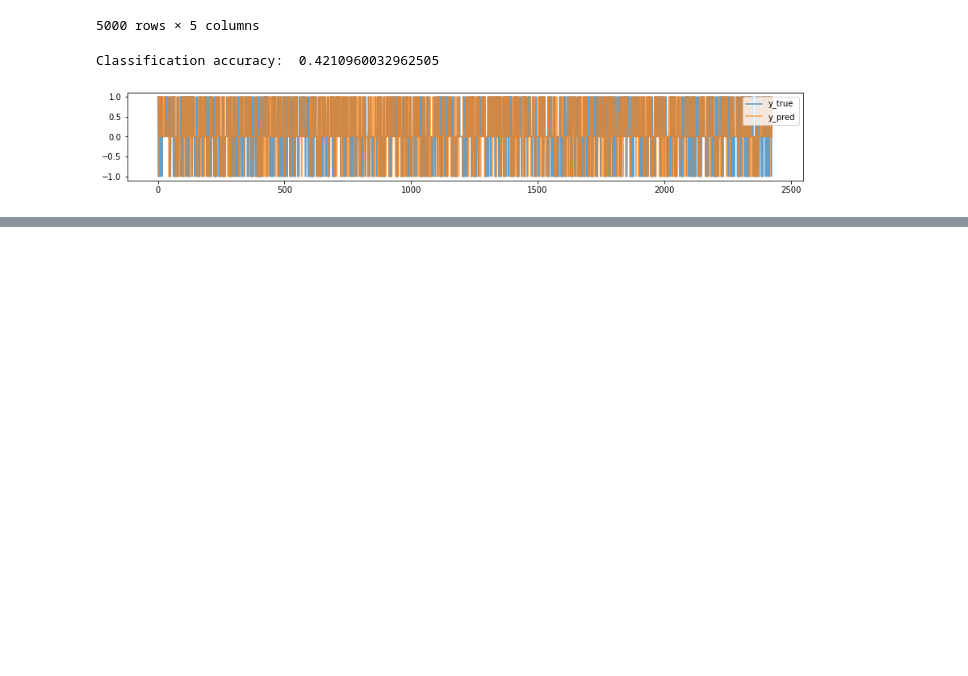
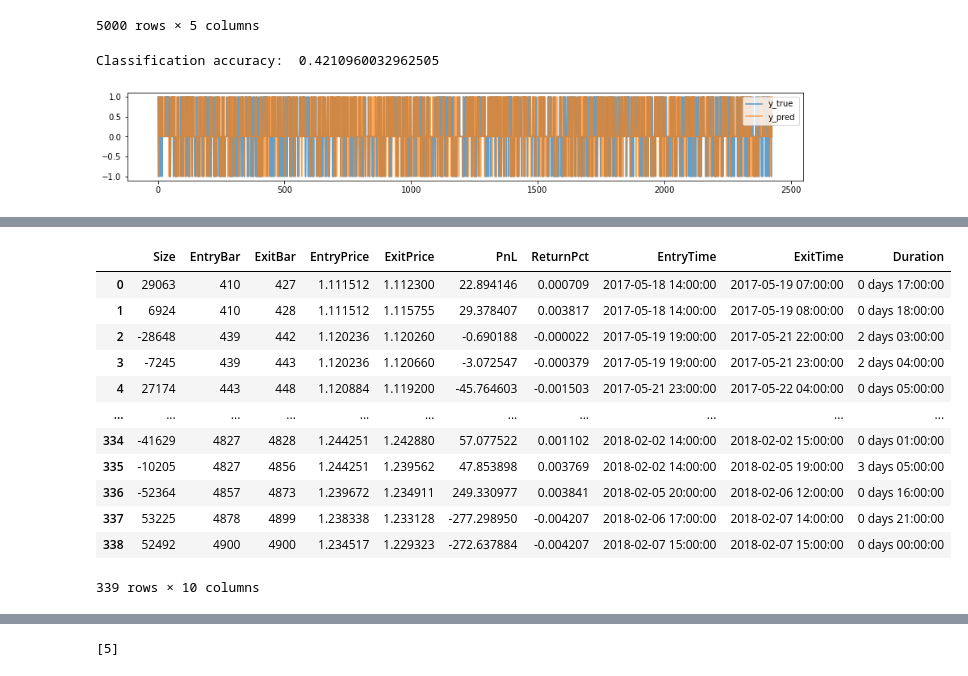
Before and after one commit to JohnnyWu0425/NCTU-Fintech-Final-Project, a Jupyter notebook: Code/Experiment/Do right operation with DQN/testing.ipynb, the cells around one changed output, grey strips where cells are left out. Saved outputs shown, nothing was run; the diff lists cells and outputs as text; code cells hidden in the pictures; blank space fills up the shorter version.

```diff
--- a/Code/Experiment/Do right operation with DQN/testing.ipynb
+++ b/Code/Experiment/Do right operation with DQN/testing.ipynb
@@ -117,6 +122,7 @@ class MLTrainOnceStrategy(Strategy):
 
     def init(self):
         # Init our model, a kNN classifier
+        # clf is just a model varialble in self
         self.clf = KNeighborsClassifier(7)
 
         # Train the classifier in advance on the first N_TRAIN examples
@@ -131,9 +137,13 @@ class MLTrainOnceStrategy(Strategy):
         self.forecasts = self.I(lambda: np.repeat(np.nan, len(self.data)), name='forecast')
 
     def next(self):
+        # next is called each new instance
         # Skip the training, in-sample data
         if len(self.data) < N_TRAIN:
+            print(len(self.data), "No train")
             return
+
+
 
         # Proceed only with out-of-sample data. Prepare some variables
         high, low, close = self.data.High, self.data.Low, self.data.Close
@@ -144,6 +154,7 @@ class MLTrainOnceStrategy(Strategy):
         forecast = self.clf.predict(X)[0]
 
         # Update the plotted "forecast" indicator
+        # Choose the last predicted value
         self.forecasts[-1] = forecast
 
         # If our forecast is upwards and we don't already hold a long position
@@ -151,11 +162,20 @@ class MLTrainOnceStrategy(Strategy):
         # Also set target take-profit and stop-loss prices to be one price_delta
         # away from the current closing price.
         upper, lower = close[-1] * (1 + np.r_[1, -1]*self.price_delta)
+        # upper and lower are limit for stop loss and take profit
+        if len(self.data) == N_TRAIN:
+            self.buy(size=.2, tp=upper, sl=lower)
+#         if forecast == 1 and not self.position.is_long:
+#             self.buy(size=.2, tp=upper, sl=lower)
+#         elif forecast == -1 and not self.position.is_short:
+#             self.sell(size=.2, tp=lower, sl=upper)
 
-        if forecast == 1 and not self.position.is_long:
-            self.buy(size=.2, tp=upper, sl=lower)
-        elif forecast == -1 and not self.position.is_short:
-            self.sell(size=.2, tp=lower, sl=upper)
+#         action = (len(self.data)%3)-1
+#         if action == 1:
+#             self.buy(size=.2)
+#         elif action == -1:
+#             self.sell(size=.2)
+#         print(len(self.data), "Training", action, current_time)
 
         # Additionally, set aggressive stop-loss on trades that have been open
         # for more than two days
@@ -168,6 +188,6 @@ class MLTrainOnceStrategy(Strategy):
 
 
 bt = Backtest(data, MLTrainOnceStrategy, commission=.0002, margin=.05)
-bt.run()
-bt.plot()
+stats = bt.run()
+bt.plot(filename="test.html", open_browser=True)
 # %% [output]
@@ -177,3 +211,19 @@ Wall time: 9.09 s
+# %%
+stats['_trades']
+# %% [output]
+|  | Size | EntryBar | ExitBar | EntryPrice | ExitPrice | PnL | ReturnPct | EntryTime | ExitTime | Duration |
+| 0 | 29063 | 410 | 427 | 1.111512 | 1.112300 | 22.894146 | 0.000709 | 2017-05-18 14:00:00 | 2017-05-19 07:00:00 | 0 days 17:00:00 |
+| 1 | 6924 | 410 | 428 | 1.111512 | 1.115755 | 29.378407 | 0.003817 | 2017-05-18 14:00:00 | 2017-05-19 08:00:00 | 0 days 18:00:00 |
+| 2 | -28648 | 439 | 442 | 1.120236 | 1.120260 | -0.690188 | -0.000022 | 2017-05-19 19:00:00 | 2017-05-21 22:00:00 | 2 days 03:00:00 |
+| 3 | -7245 | 439 | 443 | 1.120236 | 1.120660 | -3.072547 | -0.000379 | 2017-05-19 19:00:00 | 2017-05-21 23:00:00 | 2 days 04:00:00 |
+| 4 | 27174 | 443 | 448 | 1.120884 | 1.119200 | -45.764603 | -0.001503 | 2017-05-21 23:00:00 | 2017-05-22 04:00:00 | 0 days 05:00:00 |
+| ... | ... | ... | ... | ... | ... | ... | ... | ... | ... | ... |
+| 334 | -41629 | 4827 | 4828 | 1.244251 | 1.242880 | 57.077522 | 0.001102 | 2018-02-02 14:00:00 | 2018-02-02 15:00:00 | 0 days 01:00:00 |
+| 335 | -10205 | 4827 | 4856 | 1.244251 | 1.239562 | 47.853898 | 0.003769 | 2018-02-02 14:00:00 | 2018-02-05 19:00:00 | 3 days 05:00:00 |
+| 336 | -52364 | 4857 | 4873 | 1.239672 | 1.234911 | 249.330977 | 0.003841 | 2018-02-05 20:00:00 | 2018-02-06 12:00:00 | 0 days 16:00:00 |
+| 337 | 53225 | 4878 | 4899 | 1.238338 | 1.233128 | -277.298950 | -0.004207 | 2018-02-06 17:00:00 | 2018-02-07 14:00:00 | 0 days 21:00:00 |
+| 338 | 52492 | 4900 | 4900 | 1.234517 | 1.229323 | -272.637884 | -0.004207 | 2018-02-07 15:00:00 | 2018-02-07 15:00:00 | 0 days 00:00:00 |
+339 rows × 10 columns
 # %%
 %%time
 
@@ -206,3 +256,8 @@ bt.plot()
 [interactive output not drawn]
 [interactive output not drawn]
 Wall time: 12.5 s
+# %%
+a = [1,2,3,4,5]
+a[-1:]
+# %% [output]
+[5]
```
Also changed, not shown: parts of 2 cells of this notebook, 1 other file.
